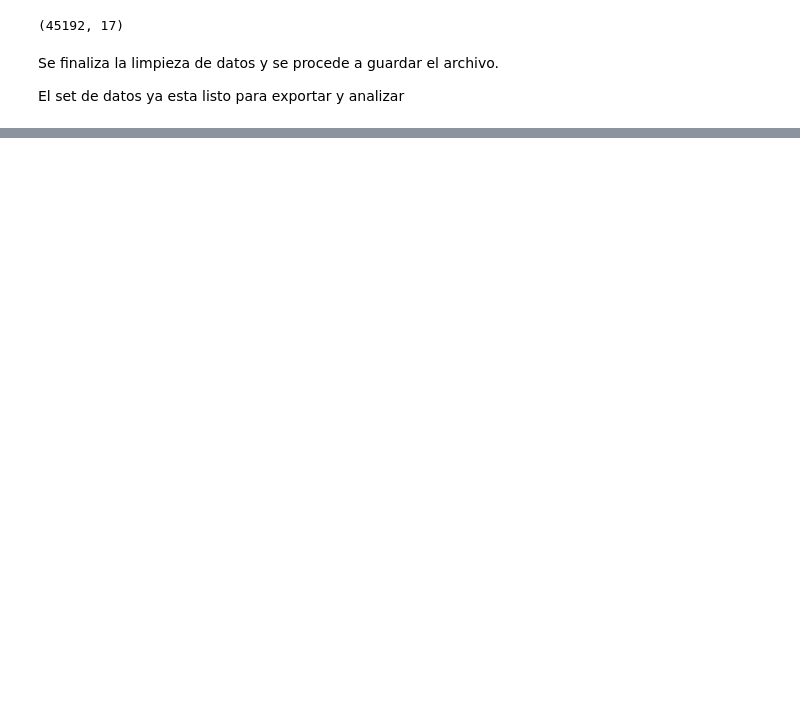
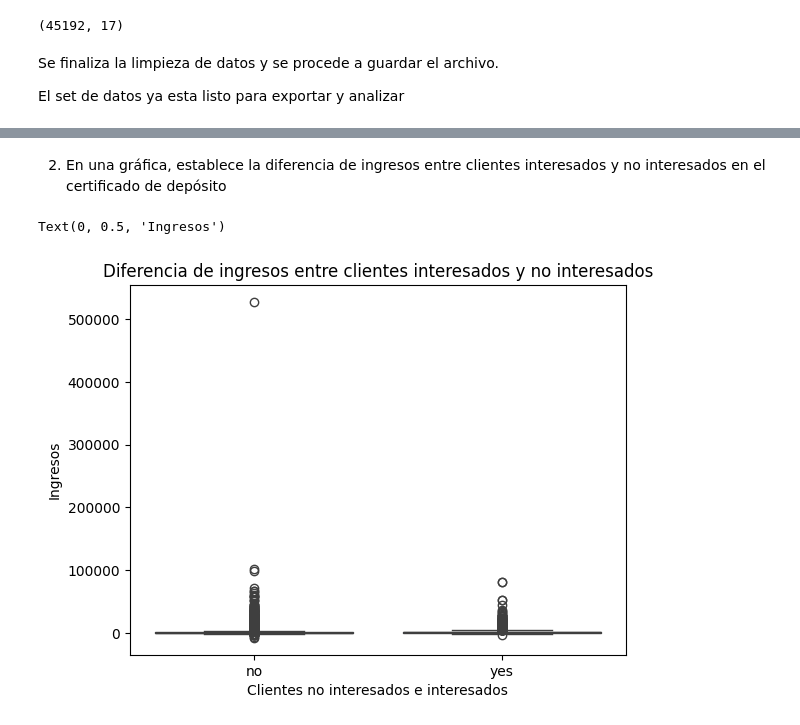
Before and after one commit to Sowii777/TalentoTech, a Jupyter notebook: Limpieza_de_Datos.ipynb, the cells around one changed output, grey strips where cells are left out. Cells and saved outputs as stored; diff of their text form; code cells hidden in the pictures; blank space fills up the shorter version.

```diff
--- a/Limpieza_de_Datos.ipynb
+++ b/Limpieza_de_Datos.ipynb
@@ -421,0 +436,10 @@ data.to_csv(ruta, index=False)
+# %% [markdown]
+2. En una gráfica, establece la diferencia de ingresos entre clientes interesados y no interesados en el certificado de depósito
+# %%
+sns.boxplot(x='y' , y='balance', data=data)
+plt.title(f'Diferencia de ingresos entre clientes interesados y no interesados')
+plt.xlabel('Clientes no interesados e interesados')
+plt.ylabel('Ingresos')
+# %% [output]
+Text(0, 0.5, 'Ingresos')
+[figure, added]
```
Also changed, not shown: parts of 40 cells of this notebook.
